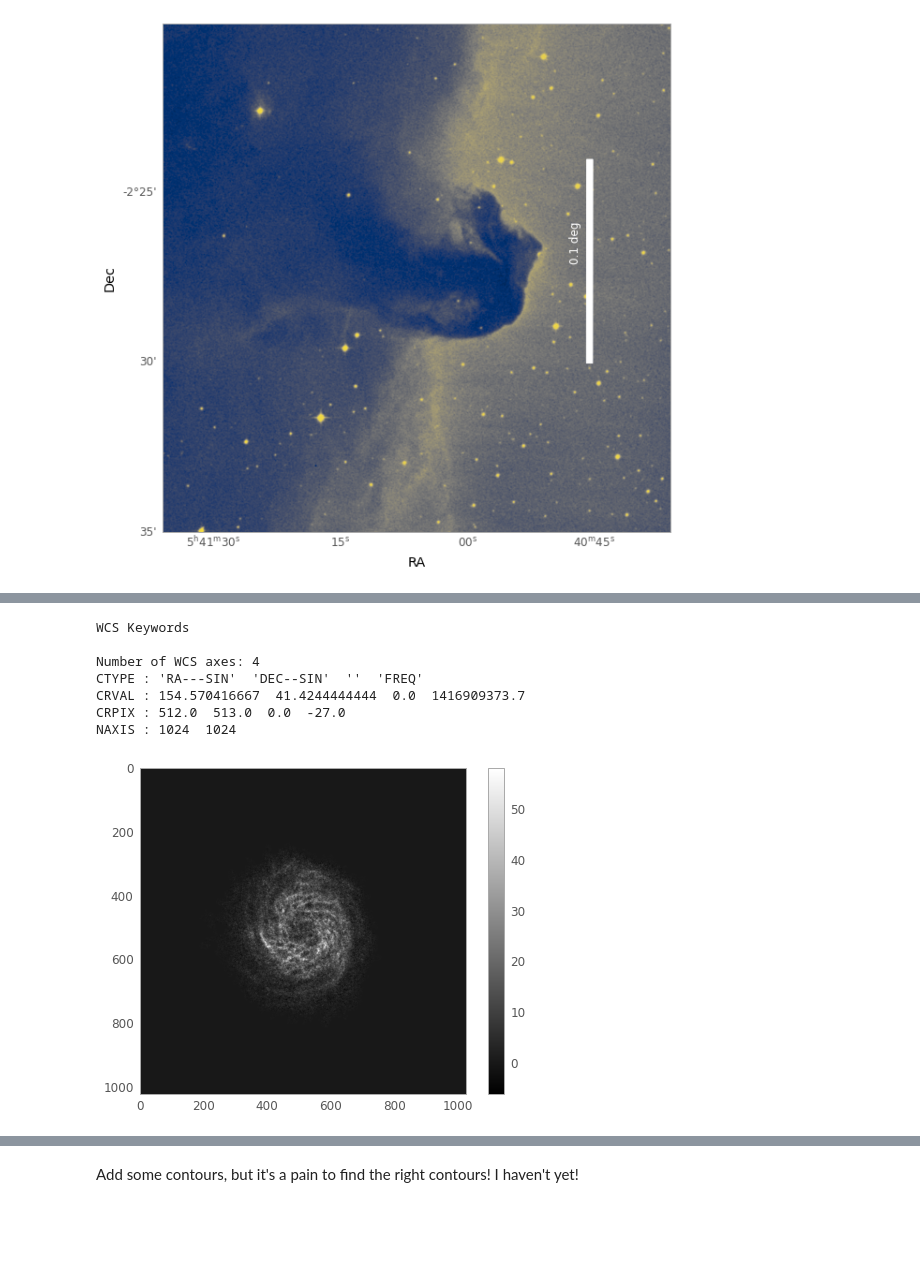
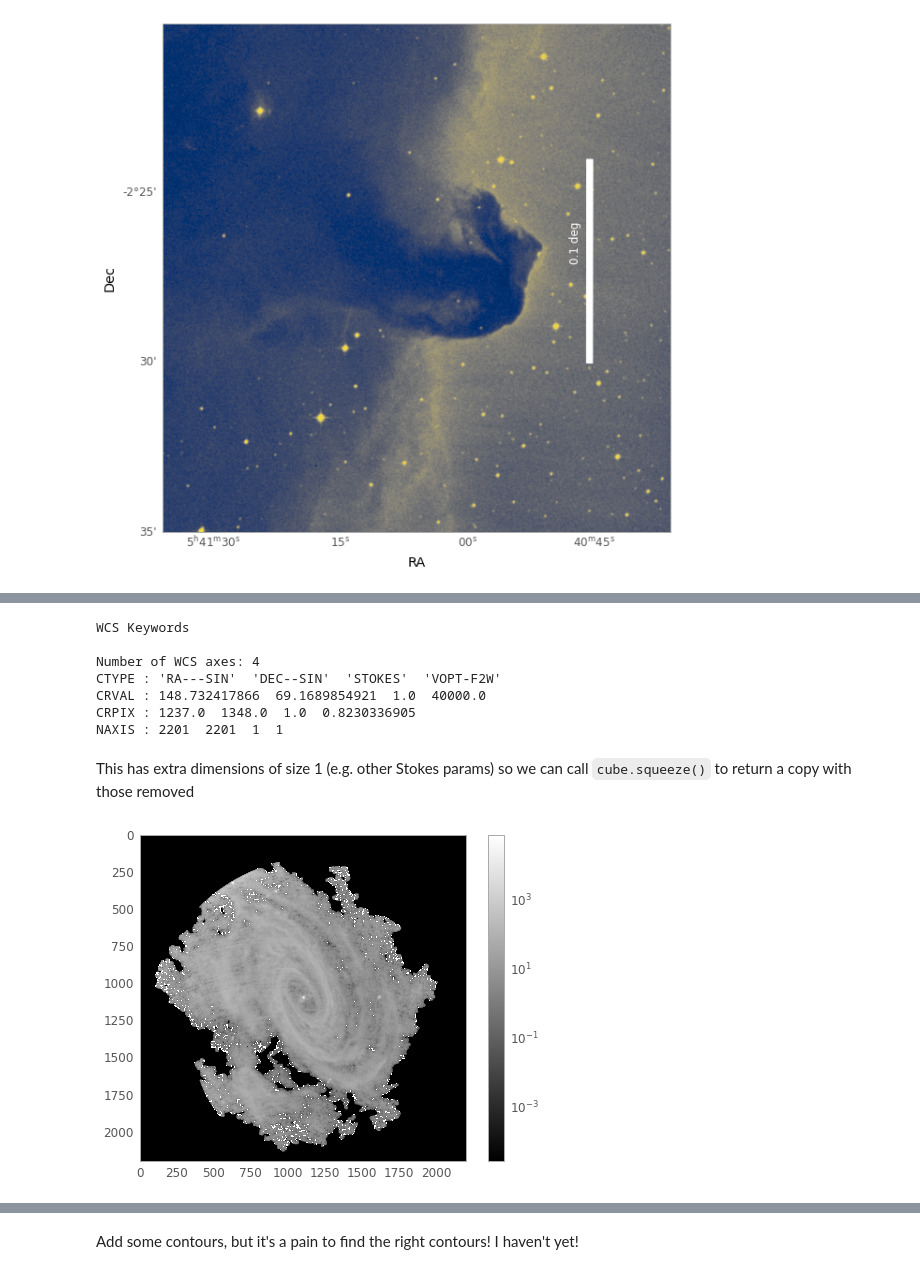
Before and after one commit to karenlmasters/ASTR352JupyterActivities, a Jupyter notebook: Contour Image Overlay.ipynb, the cells around one changed output, grey strips where cells are left out. Saved outputs shown, nothing was run; the diff lists cells and outputs as text; code cells hidden in the pictures; blank space fills up the shorter version.

```diff
--- a/Contour Image Overlay.ipynb
+++ b/Contour Image Overlay.ipynb
@@ -201,5 +201,5 @@ I actually had to open this in DS9 and save a slice only (for reasons). So I'm i
 # %%
-radio_image_file = get_pkg_data_filename('NGC_3184_Mon0Slice.fits')
+radio_image_file = get_pkg_data_filename('NGC_3031_RO_MOM0_THINGS.FITS')
 # %%
 fits.info(radio_image_file)
 # %% [output]
@@ -219,16 +242,22 @@ wcs_radio
 WCS Keywords
 
 Number of WCS axes: 4
-CTYPE : 'RA---SIN'  'DEC--SIN'  ''  'FREQ'
-CRVAL : 154.570416667  41.4244444444  0.0  1416909373.7
-CRPIX : 512.0  513.0  0.0  -27.0
-NAXIS : 1024  1024
+CTYPE : 'RA---SIN'  'DEC--SIN'  'STOKES'  'VOPT-F2W'
+CRVAL : 148.732417866  69.1689854921  1.0  40000.0
+CRPIX : 1237.0  1348.0  1.0  0.8230336905
+NAXIS : 2201  2201  1  1
+# %% [markdown]
+This has extra dimensions of size 1 (e.g. other Stokes params) so we can call `cube.squeeze()` to return a copy with those removed
+# %%
+radioimage=radioimage.squeeze()
 # %%
+from matplotlib.colors import LogNorm
+
 plt.figure()
-plt.imshow(radioimage, cmap='gray')
+plt.imshow(radioimage, cmap='gray',norm=LogNorm()) #This makes the scale a log scale. Try it without....
 plt.colorbar()
 plt.grid()
 # %% [output]
-[figure, old version]
+[figure, new version]
 # %%
 fig = plt.figure(figsize=(10, 10))
```
Also changed, not shown: parts of 26 cells of this notebook, 6 other files.
